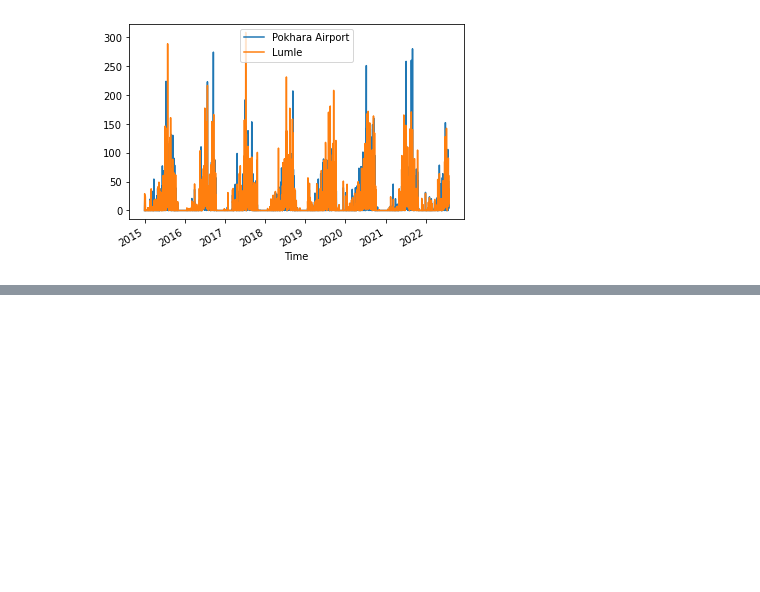
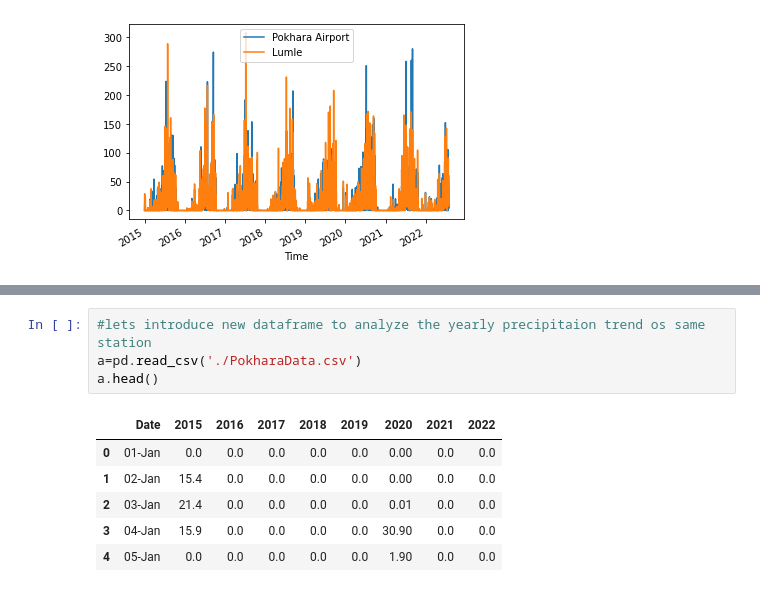
Before and after one commit to supathdhitalGEO/Weather-Forecasting, a Jupyter notebook: visualization/visualization.ipynb, the cells around one changed output, grey strips where cells are left out. Cells and saved outputs as stored; diff of their text form; blank space fills up the shorter version.

```diff
--- a/visualization/visualization.ipynb
+++ b/visualization/visualization.ipynb
@@ -87 +89,12 @@ plt.legend(loc='upper left')
 [figure]
+# %%
+#lets introduce new dataframe to analyze the yearly precipitaion trend os same station
+a=pd.read_csv('./PokharaData.csv')
+a.head()
+# %% [output]
+|  | Date | 2015 | 2016 | 2017 | 2018 | 2019 | 2020 | 2021 | 2022 |
+| 0 | 01-Jan | 0.0 | 0.0 | 0.0 | 0.0 | 0.0 | 0.00 | 0.0 | 0.0 |
+| 1 | 02-Jan | 15.4 | 0.0 | 0.0 | 0.0 | 0.0 | 0.00 | 0.0 | 0.0 |
+| 2 | 03-Jan | 21.4 | 0.0 | 0.0 | 0.0 | 0.0 | 0.01 | 0.0 | 0.0 |
+| 3 | 04-Jan | 15.9 | 0.0 | 0.0 | 0.0 | 0.0 | 30.90 | 0.0 | 0.0 |
+| 4 | 05-Jan | 0.0 | 0.0 | 0.0 | 0.0 | 0.0 | 1.90 | 0.0 | 0.0 |
```
Also changed, not shown: parts of 3 cells of this notebook, 4 other files.
